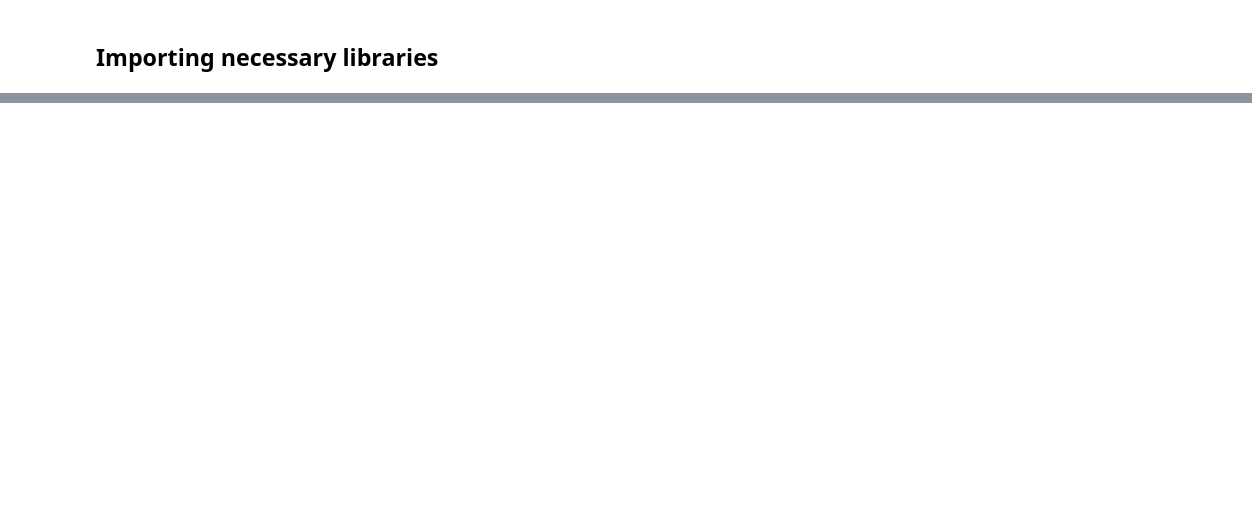
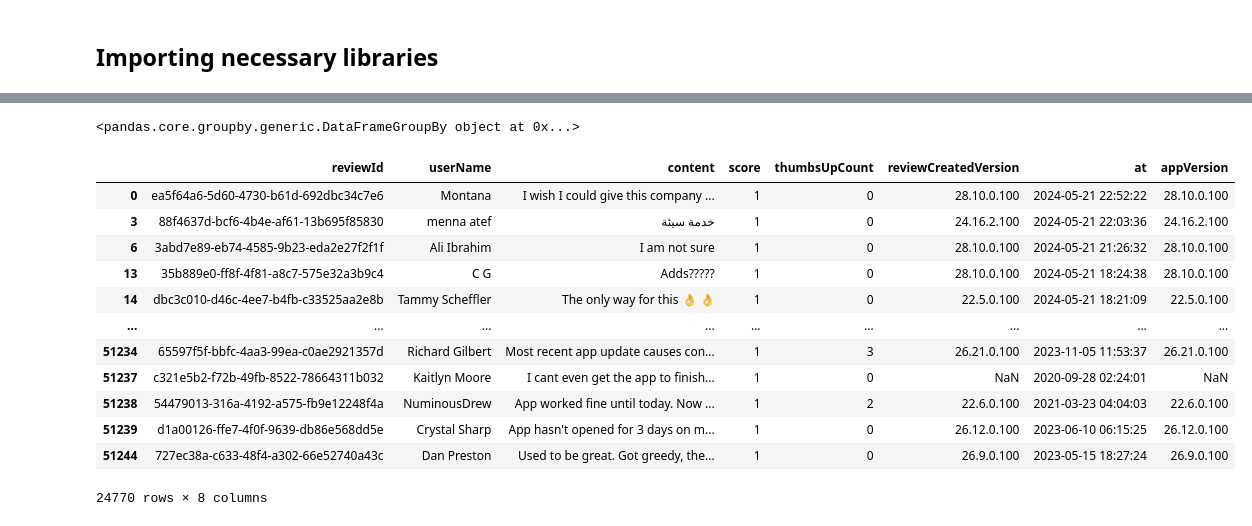
Before and after one commit to SakshiKhare7/Learning-Data-Analysis, a Jupyter notebook: [CODE]_Main.ipynb, the cells around one changed output, grey strips where cells are left out. Drawn from its saved outputs; the diff is of its cells as text; code cells hidden in the pictures; blank space fills up the shorter version.

```diff
--- a/[CODE]_Main.ipynb
+++ b/[CODE]_Main.ipynb
@@ -27,0 +51,2 @@ files.upload()
+# %%
+data_frames = pd.read_csv('amazon_reviews.csv')
@@ -27,0 +74,21 @@ files.upload()
+# %%
+group_by_score = data_frames.groupby('score')
+group_by_score
+# %% [output]
+<pandas.core.groupby.generic.DataFrameGroupBy object at 0x...>
+# %%
+group_by_score.get_group(1)
+# %% [output]
+|  | reviewId | userName | content | score | thumbsUpCount | reviewCreatedVersion | at | appVersion |
+| 0 | ea5f64a6-5d60-4730-b61d-692dbc34c7e6 | Montana | I wish I could give this company ... | 1 | 0 | 28.10.0.100 | 2024-05-21 22:52:22 | 28.10.0.100 |
+| 3 | 88f4637d-bcf6-4b4e-af61-13b695f85830 | menna atef | خدمة سيئة | 1 | 0 | 24.16.2.100 | 2024-05-21 22:03:36 | 24.16.2.100 |
+| 6 | 3abd7e89-eb74-4585-9b23-eda2e27f2f1f | Ali Ibrahim | I am not sure | 1 | 0 | 28.10.0.100 | 2024-05-21 21:26:32 | 28.10.0.100 |
+| 13 | 35b889e0-ff8f-4f81-a8c7-575e32a3b9c4 | C G | Adds????? | 1 | 0 | 28.10.0.100 | 2024-05-21 18:24:38 | 28.10.0.100 |
+| 14 | dbc3c010-d46c-4ee7-b4fb-c33525aa2e8b | Tammy Scheffler | The only way for this 👌 👌 | 1 | 0 | 22.5.0.100 | 2024-05-21 18:21:09 | 22.5.0.100 |
+| ... | ... | ... | ... | ... | ... | ... | ... | ... |
+| 51234 | 65597f5f-bbfc-4aa3-99ea-c0ae2921357d | Richard Gilbert | Most recent app update causes con... | 1 | 3 | 26.21.0.100 | 2023-11-05 11:53:37 | 26.21.0.100 |
+| 51237 | c321e5b2-f72b-49fb-8522-78664311b032 | Kaitlyn Moore | I cant even get the app to finish... | 1 | 0 | NaN | 2020-09-28 02:24:01 | NaN |
+| 51238 | 54479013-316a-4192-a575-fb9e12248f4a | NuminousDrew | App worked fine until today. Now ... | 1 | 2 | 22.6.0.100 | 2021-03-23 04:04:03 | 22.6.0.100 |
+| 51239 | d1a00126-ffe7-4f0f-9639-db86e568dd5e | Crystal Sharp | App hasn't opened for 3 days on m... | 1 | 0 | 26.12.0.100 | 2023-06-10 06:15:25 | 26.12.0.100 |
+| 51244 | 727ec38a-c633-48f4-a302-66e52740a43c | Dan Preston | Used to be great. Got greedy, the... | 1 | 0 | 26.9.0.100 | 2023-05-15 18:27:24 | 26.9.0.100 |
+24770 rows × 8 columns
```
Also changed, not shown: parts of 8 cells of this notebook.
